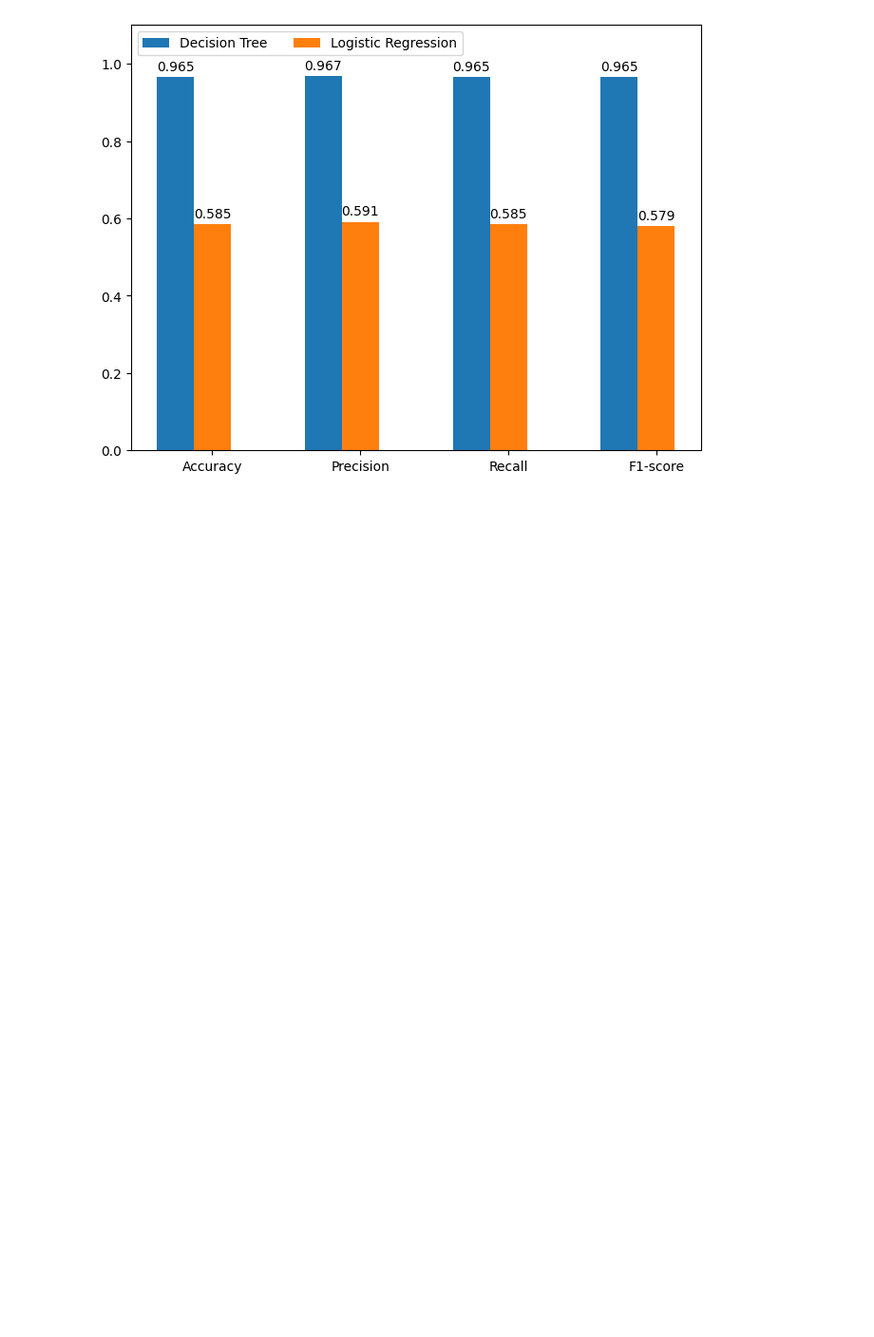
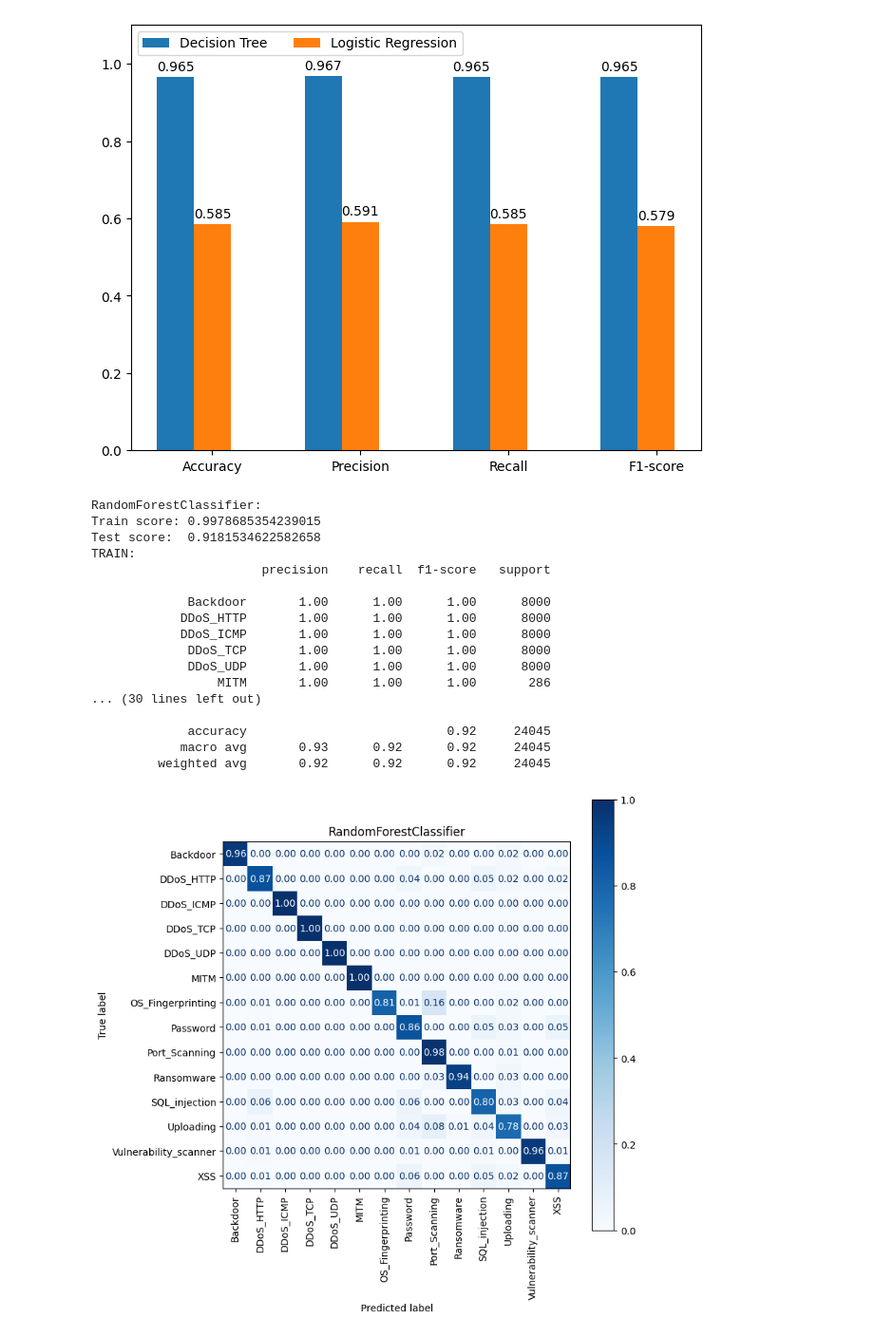
Before and after one commit to pro1710/ids, a Jupyter notebook: paper_content.ipynb, the cells around one changed output. Shown at 95% size. Drawn from its saved outputs; the diff is of its cells as text; code cells hidden in the pictures; blank space fills up the shorter version.

```diff
--- a/paper_content.ipynb
+++ b/paper_content.ipynb
@@ -220,3 +220,28 @@ plt.show()
 DecisionTreeClassifier: [0.965, 0.967, 0.965, 0.965]
 LogisticRegression: [0.585, 0.591, 0.585, 0.579]
 [figure]
+# %%
+class_14_rf, le_14 = make_classifier(
+        '14_class',
+        RandomForestClassifier(
+        **{'criterion': 'entropy', 'max_depth': 32, 'max_features': 'log2', 'n_estimators': 100},random_state=SEED)
+)
+# %% [output]
+RandomForestClassifier:
+Train score: 0.9978685354239015
+Test score:  0.9181534622582658
+TRAIN:
+                       precision    recall  f1-score   support
+
+             Backdoor       1.00      1.00      1.00      8000
+            DDoS_HTTP       1.00      1.00      1.00      8000
+            DDoS_ICMP       1.00      1.00      1.00      8000
+             DDoS_TCP       1.00      1.00      1.00      8000
+             DDoS_UDP       1.00      1.00      1.00      8000
+                 MITM       1.00      1.00      1.00       286
+... (30 lines left out)
+
+             accuracy                           0.92     24045
+            macro avg       0.93      0.92      0.92     24045
+         weighted avg       0.92      0.92      0.92     24045
+[figure, added]
```
Also changed, not shown: parts of 4 cells of this notebook.
